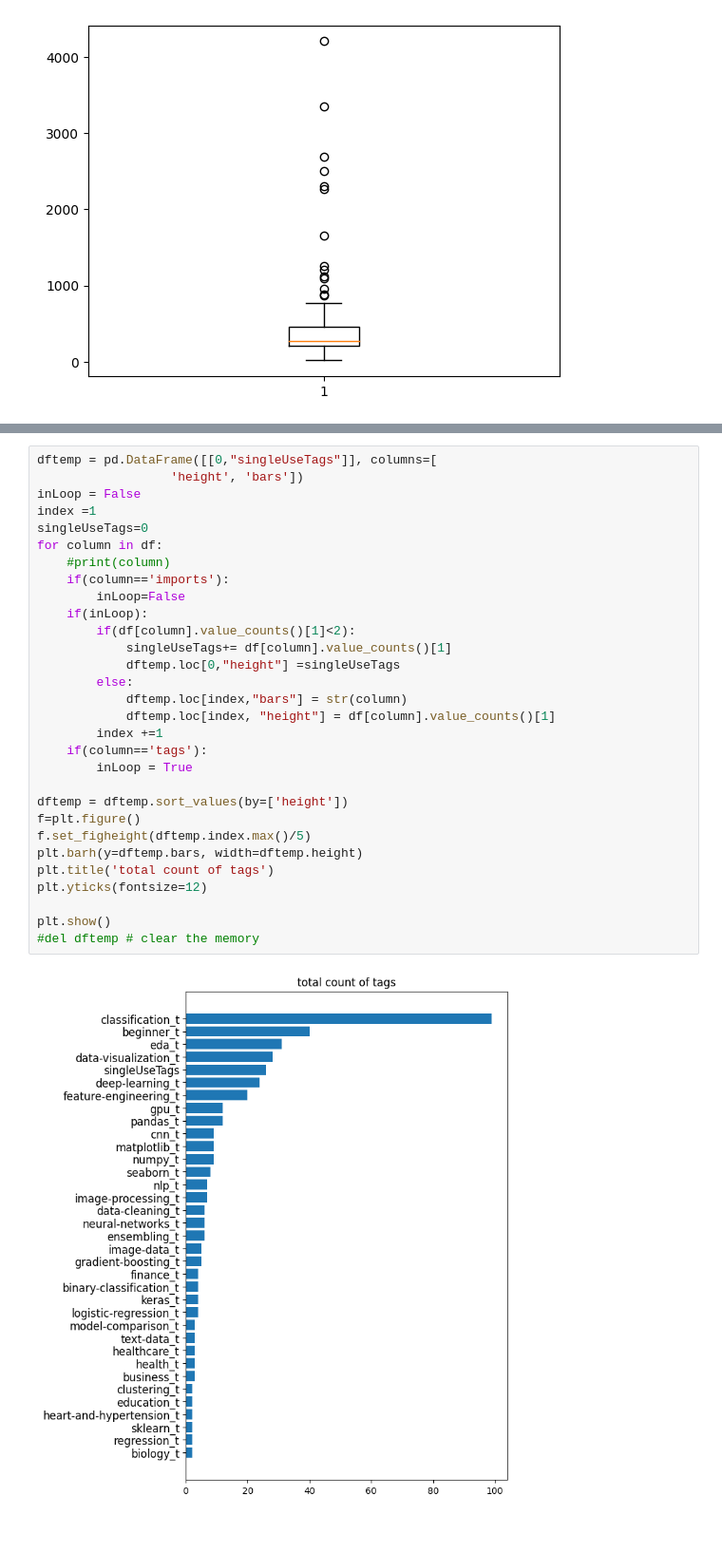
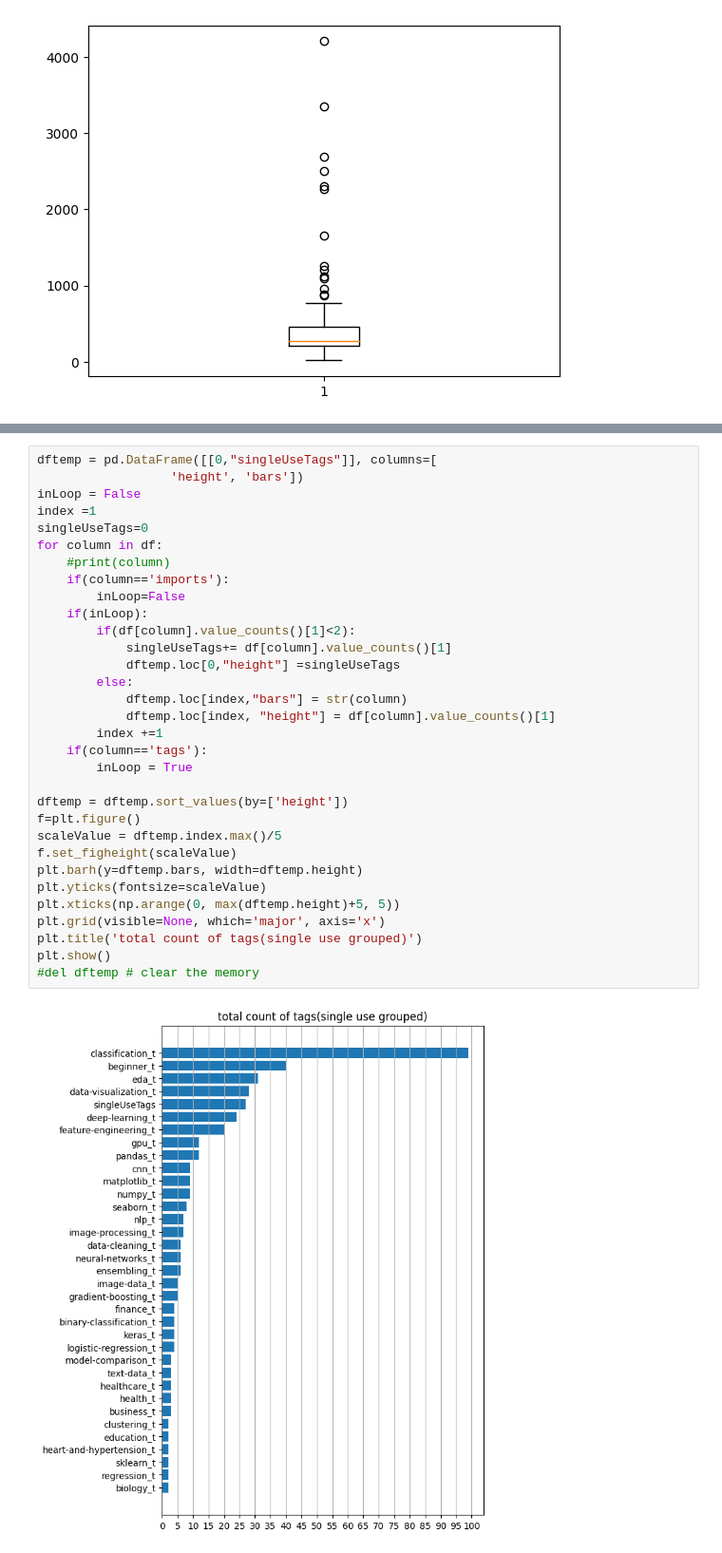
Before and after one commit to CoenBeemer/AI, a Jupyter notebook: src/overlordAI.ipynb, the cells around one changed output, grey strips where cells are left out. Shown: that part at 95% size. Drawn from its saved outputs; the diff is of its cells as text.

Commit message:
improve data visualisation

```diff
--- a/src/overlordAI.ipynb
+++ b/src/overlordAI.ipynb
@@ -391,35 +411,37 @@ plt.show()
 # %%
 dftemp = pd.DataFrame([[0,"singleUseTags"]], columns=[
                   'height', 'bars'])
 inLoop = False
 index =1
 singleUseTags=0
 for column in df:
     #print(column)
     if(column=='imports'):
         inLoop=False
     if(inLoop):
         if(df[column].value_counts()[1]<2):
             singleUseTags+= df[column].value_counts()[1]
             dftemp.loc[0,"height"] =singleUseTags
         else:
             dftemp.loc[index,"bars"] = str(column)
             dftemp.loc[index, "height"] = df[column].value_counts()[1]
         index +=1
     if(column=='tags'):
         inLoop = True
 
 dftemp = dftemp.sort_values(by=['height'])
 f=plt.figure()
-f.set_figheight(dftemp.index.max()/5)
+scaleValue = dftemp.index.max()/5
+f.set_figheight(scaleValue)
 plt.barh(y=dftemp.bars, width=dftemp.height)
-plt.title('total count of tags')
-plt.yticks(fontsize=12)
-
+plt.yticks(fontsize=scaleValue)
+plt.xticks(np.arange(0, max(dftemp.height)+5, 5))
+plt.grid(visible=None, which='major', axis='x')
+plt.title('total count of tags(single use grouped)')
 plt.show()
 #del dftemp # clear the memory
 # %% [output]
-[figure, old version]
+[figure, new version]
 # %%
 dftemp = pd.DataFrame([], columns=['height', 'bars'])
 inLoop = False
```
Also changed, not shown: parts of 20 cells of this notebook.
